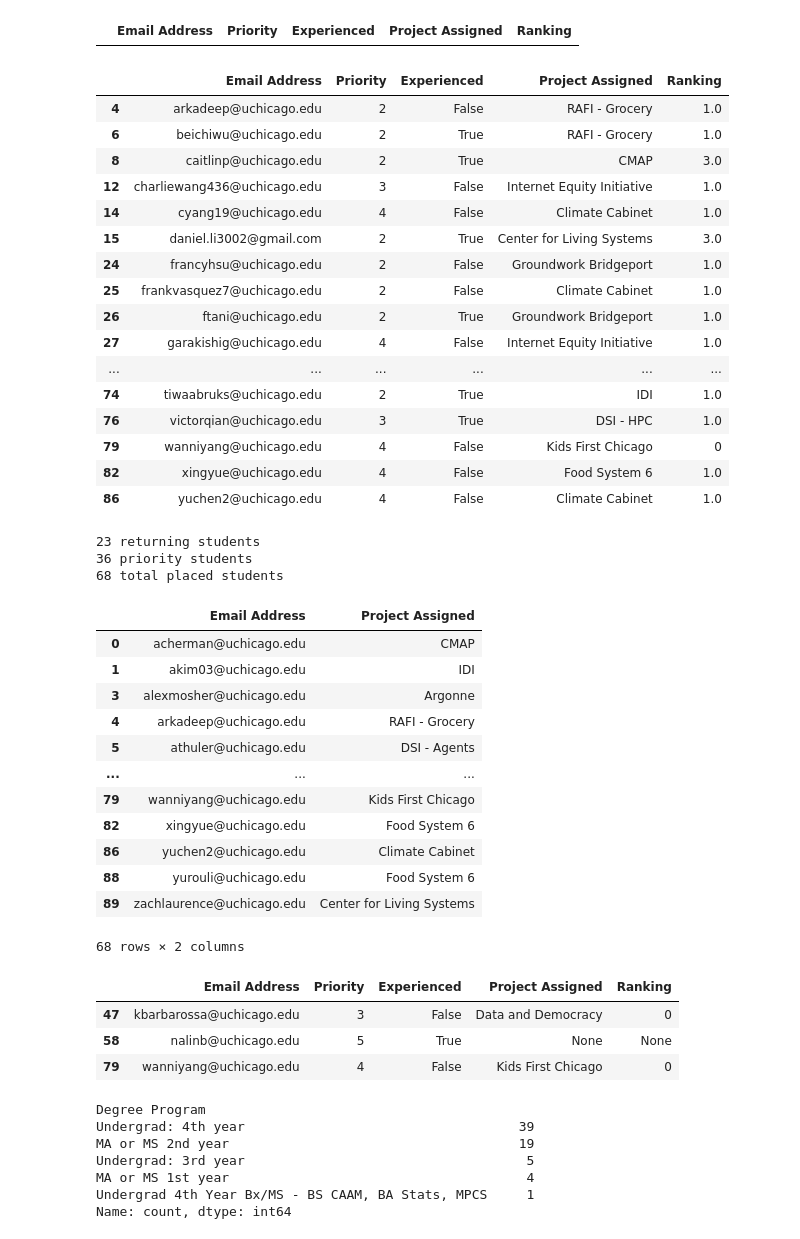
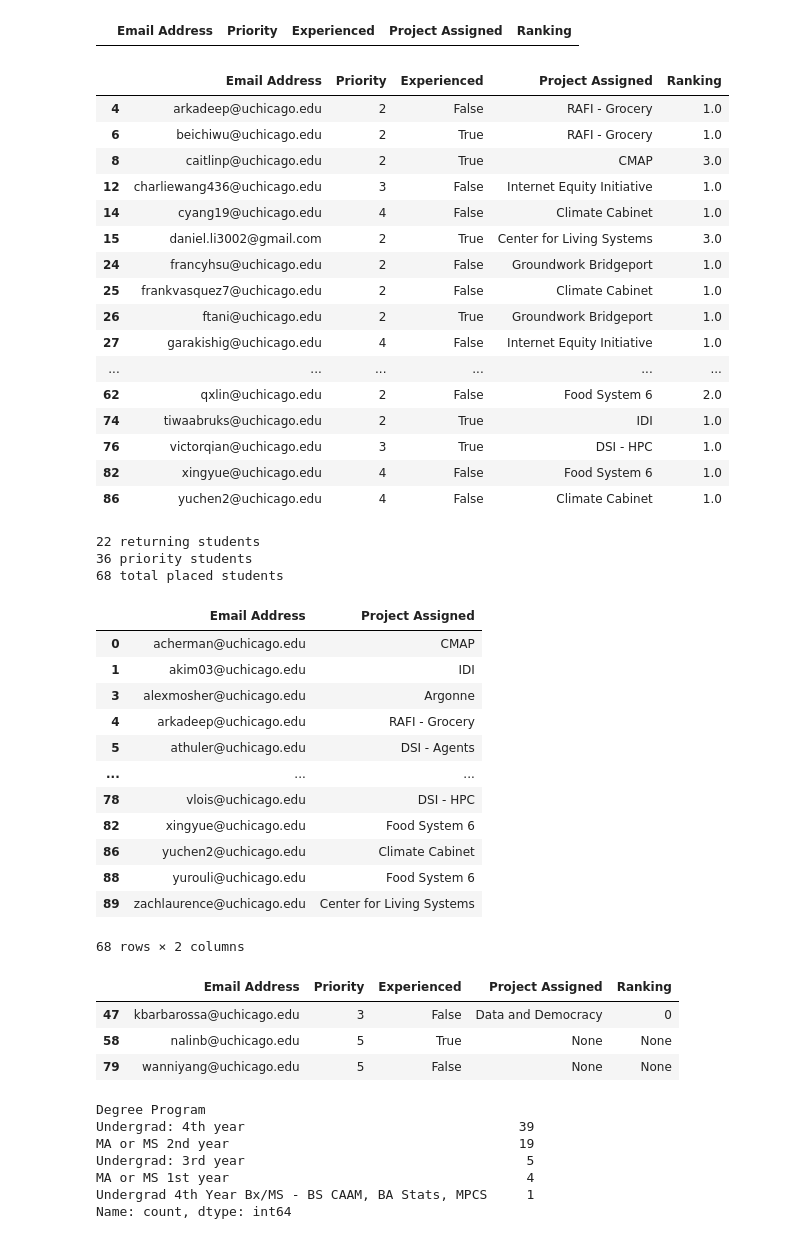
Before and after one commit to dsi-clinic/the-clinic, a Jupyter notebook: admin/matching/notebooks/matching.ipynb, the cells around one changed output. Saved outputs shown, nothing was run; the diff lists cells and outputs as text; code cells hidden in the pictures.

```diff
--- a/admin/matching/notebooks/matching.ipynb
+++ b/admin/matching/notebooks/matching.ipynb
@@ -189,9 +140,7 @@ assignment_df[
 |  | Email Address | Priority | Experienced | Project Assigned | Ranking |
 # %%
 # Non-priority students that were assigned to a project
-assignment_df[
-    (assignment_df["Project Assigned"].notna()) & (assignment_df["Priority"] > 1)
-]
+assignment_df[(assignment_df["Project Assigned"].notna()) & (assignment_df["Priority"] > 1)]
 # %% [output]
 |  | Email Address | Priority | Experienced | Project Assigned | Ranking |
 | 4 | arkadeep@uchicago.edu | 2 | False | RAFI - Grocery | 1.0 |
@@ -205,15 +154,13 @@ assignment_df[
 | 26 | ftani@uchicago.edu | 2 | True | Groundwork Bridgeport | 1.0 |
 | 27 | garakishig@uchicago.edu | 4 | False | Internet Equity Initiative | 1.0 |
 | ... | ... | ... | ... | ... | ... |
+| 62 | qxlin@uchicago.edu | 2 | False | Food System 6 | 2.0 |
 | 74 | tiwaabruks@uchicago.edu | 2 | True | IDI | 1.0 |
 | 76 | victorqian@uchicago.edu | 3 | True | DSI - HPC | 1.0 |
-| 79 | wanniyang@uchicago.edu | 4 | False | Kids First Chicago | 0 |
 | 82 | xingyue@uchicago.edu | 4 | False | Food System 6 | 1.0 |
 | 86 | yuchen2@uchicago.edu | 4 | False | Climate Cabinet | 1.0 |
 # %%
-n_return = assignment_df[
-    (assignment_df["Project Assigned"].notna()) & (assignment_df["Ranking"] == 0)
-].shape[0]
+n_return = assignment_df[(assignment_df["Project Assigned"].notna()) & (assignment_df["Ranking"] == 0)].shape[0]
 n_priority = assignment_df[(assignment_df["Priority"] == 1)].shape[0]
 n_placed = assignment_df[(assignment_df["Project Assigned"].notna())].shape[0]
 
@@ -221,14 +168,12 @@ print(f"{n_return} returning students")
 print(f"{n_priority} priority students")
 print(f"{n_placed} total placed students")
 # %% [output]
-23 returning students
+22 returning students
 36 priority students
 68 total placed students
 # %%
 # All students that were assigned
-assignment_df[(assignment_df["Project Assigned"].notna())][
-    ["Email Address", "Project Assigned"]
-]
+assignment_df[(assignment_df["Project Assigned"].notna())][["Email Address", "Project Assigned"]]
 # %% [output]
 |  | Email Address | Project Assigned |
 | 0 | acherman@uchicago.edu | CMAP |
@@ -237,7 +182,7 @@ assignment_df[(assignment_df["Project Assigned"].notna())][
 | 4 | arkadeep@uchicago.edu | RAFI - Grocery |
 | 5 | athuler@uchicago.edu | DSI - Agents |
 | ... | ... | ... |
-| 79 | wanniyang@uchicago.edu | Kids First Chicago |
+| 78 | vlois@uchicago.edu | DSI - HPC |
 | 82 | xingyue@uchicago.edu | Food System 6 |
 | 86 | yuchen2@uchicago.edu | Climate Cabinet |
 | 88 | yurouli@uchicago.edu | Food System 6 |
@@ -245,16 +190,12 @@ assignment_df[(assignment_df["Project Assigned"].notna())][
 68 rows × 2 columns
 # %%
 # Check specific student(s) by email
-assignment_df[
-    assignment_df["Email Address"].isin(
-        ["wanniyang@uchicago.edu", "kbarbarossa@uchicago.edu", "nalinb@uchicago.edu"]
-    )
-]
+assignment_df[assignment_df["Email Address"].isin(["wanniyang@uchicago.edu", "kbarbarossa@uchicago.edu", "nalinb@uchicago.edu"])]
 # %% [output]
 |  | Email Address | Priority | Experienced | Project Assigned | Ranking |
 | 47 | kbarbarossa@uchicago.edu | 3 | False | Data and Democracy | 0 |
 | 58 | nalinb@uchicago.edu | 5 | True | None | None |
-| 79 | wanniyang@uchicago.edu | 4 | False | Kids First Chicago | 0 |
+| 79 | wanniyang@uchicago.edu | 5 | False | None | None |
 # %%
 roster["Degree Program"].value_counts()
 # %% [output]
```
Also changed, not shown: parts of 8 cells of this notebook, 3 other files.
